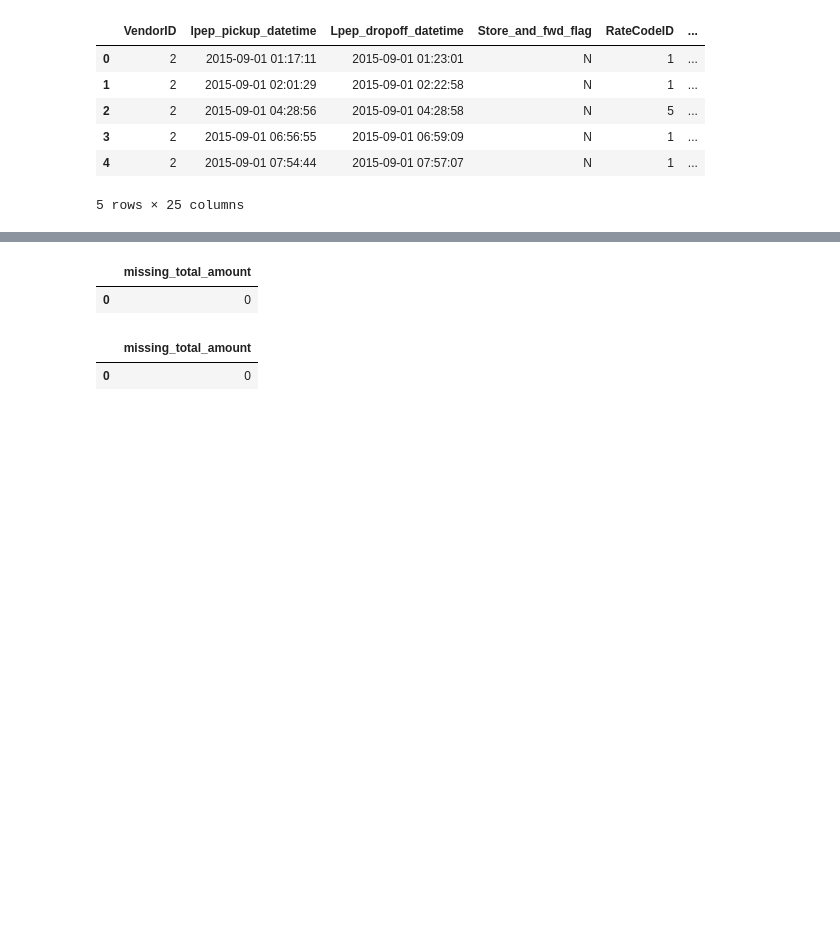
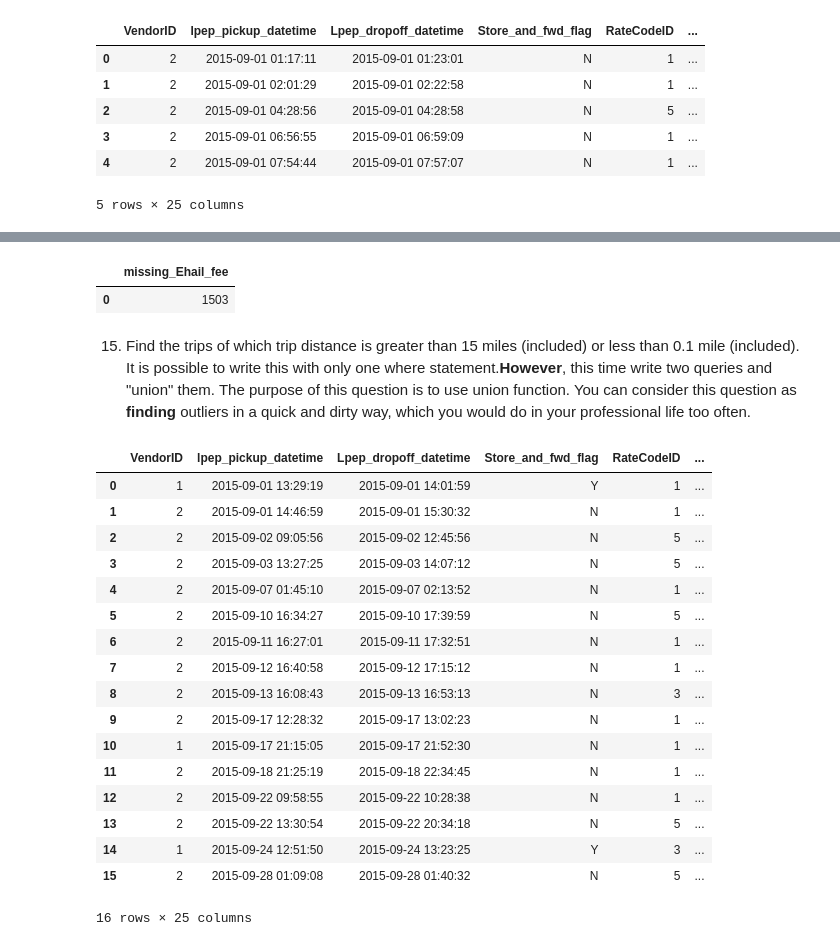
Before and after one commit to bayraktarengin/eurotech, a Jupyter notebook: nyc_taxi_query_notebook.ipynb, the cells around one changed output, grey strips where cells are left out. Cells and saved outputs as stored; diff of their text form; code cells hidden in the pictures; blank space fills up the shorter version.

```diff
--- a/nyc_taxi_query_notebook.ipynb
+++ b/nyc_taxi_query_notebook.ipynb
@@ -641,3 +641,5 @@ nyc_data_sep.head()
 | 3 | 2 | 2015-09-01 06:56:55 | 2015-09-01 06:59:09 | N | 1 | ... |
 | 4 | 2 | 2015-09-01 07:54:44 | 2015-09-01 07:57:07 | N | 1 | ... |
 5 rows × 25 columns
+# %%
+nyc_data_sep.loc[len(nyc_data_sep)] = [None] * len(nyc_data_sep.columns)
@@ -644,26 +687,45 @@ nyc_data_sep.head()
 # %%
 q = """
-        SELECT count(*) as missing_total_amount
+        SELECT count(*) as missing_Ehail_fee
         FROM nyc_data_sep
-        where Total_amount is null
+        where Ehail_fee is null
 
 
 
     """
 sqldf(q)
 # %% [output]
-|  | missing_total_amount |
-| 0 | 0 |
+|  | missing_Ehail_fee |
+| 0 | 1503 |
+# %% [markdown]
+15. Find the trips of which trip distance is greater than 15 miles (included) or less than 0.1 mile (included). It is possible to write this with only one where statement.**However**, this time write two queries and "union" them. The purpose of this question is to use union function.
+You can consider this question as **finding** outliers in a quick and dirty way, which you would do in your professional life too often.
 # %%
 q = """
-        SELECT count(Total_amount) as missing_total_amount
+        SELECT *
         FROM nyc_data_sep
-        where Total_amount is null
+        where Trip_distance >=  15
 
 
 
     """
 sqldf(q)
 # %% [output]
-|  | missing_total_amount |
-| 0 | 0 |
+|  | VendorID | lpep_pickup_datetime | Lpep_dropoff_datetime | Store_and_fwd_flag | RateCodeID | ... |
+| 0 | 1 | 2015-09-01 13:29:19 | 2015-09-01 14:01:59 | Y | 1 | ... |
+| 1 | 2 | 2015-09-01 14:46:59 | 2015-09-01 15:30:32 | N | 1 | ... |
+| 2 | 2 | 2015-09-02 09:05:56 | 2015-09-02 12:45:56 | N | 5 | ... |
+| 3 | 2 | 2015-09-03 13:27:25 | 2015-09-03 14:07:12 | N | 5 | ... |
+| 4 | 2 | 2015-09-07 01:45:10 | 2015-09-07 02:13:52 | N | 1 | ... |
+| 5 | 2 | 2015-09-10 16:34:27 | 2015-09-10 17:39:59 | N | 5 | ... |
+| 6 | 2 | 2015-09-11 16:27:01 | 2015-09-11 17:32:51 | N | 1 | ... |
+| 7 | 2 | 2015-09-12 16:40:58 | 2015-09-12 17:15:12 | N | 1 | ... |
+| 8 | 2 | 2015-09-13 16:08:43 | 2015-09-13 16:53:13 | N | 3 | ... |
+| 9 | 2 | 2015-09-17 12:28:32 | 2015-09-17 13:02:23 | N | 1 | ... |
+| 10 | 1 | 2015-09-17 21:15:05 | 2015-09-17 21:52:30 | N | 1 | ... |
+| 11 | 2 | 2015-09-18 21:25:19 | 2015-09-18 22:34:45 | N | 1 | ... |
+| 12 | 2 | 2015-09-22 09:58:55 | 2015-09-22 10:28:38 | N | 1 | ... |
+| 13 | 2 | 2015-09-22 13:30:54 | 2015-09-22 20:34:18 | N | 5 | ... |
+| 14 | 1 | 2015-09-24 12:51:50 | 2015-09-24 13:23:25 | Y | 3 | ... |
+| 15 | 2 | 2015-09-28 01:09:08 | 2015-09-28 01:40:32 | N | 5 | ... |
+16 rows × 25 columns
```
Also changed, not shown: parts of 14 cells of this notebook.
